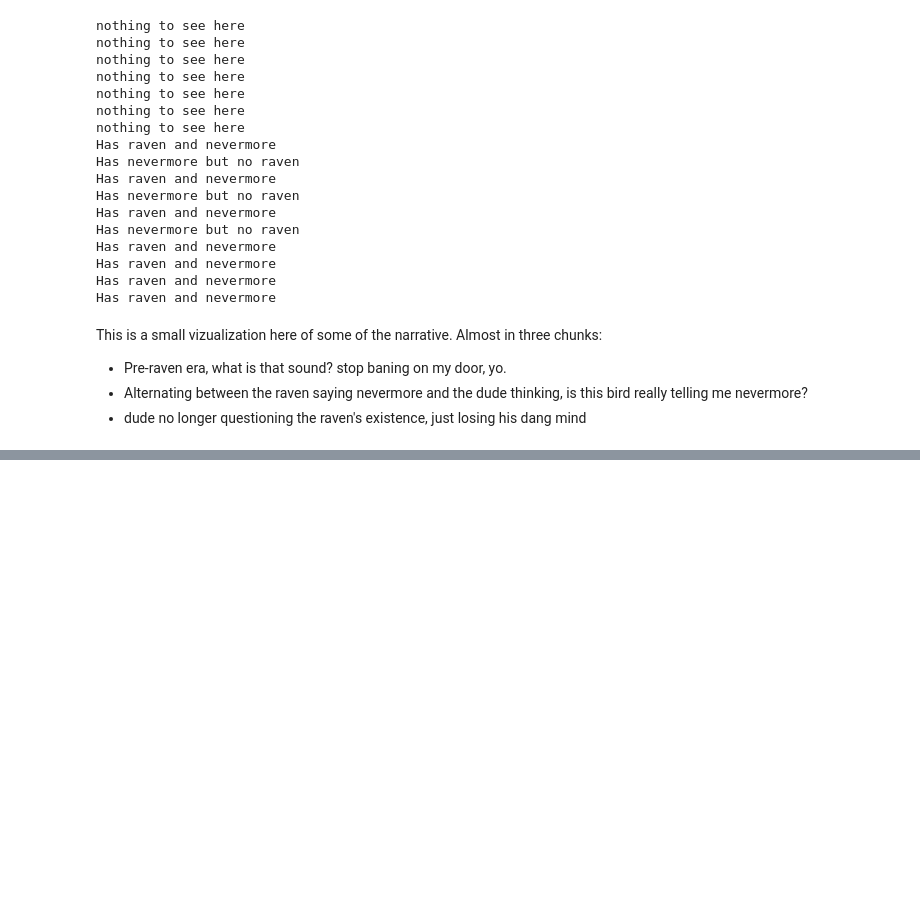
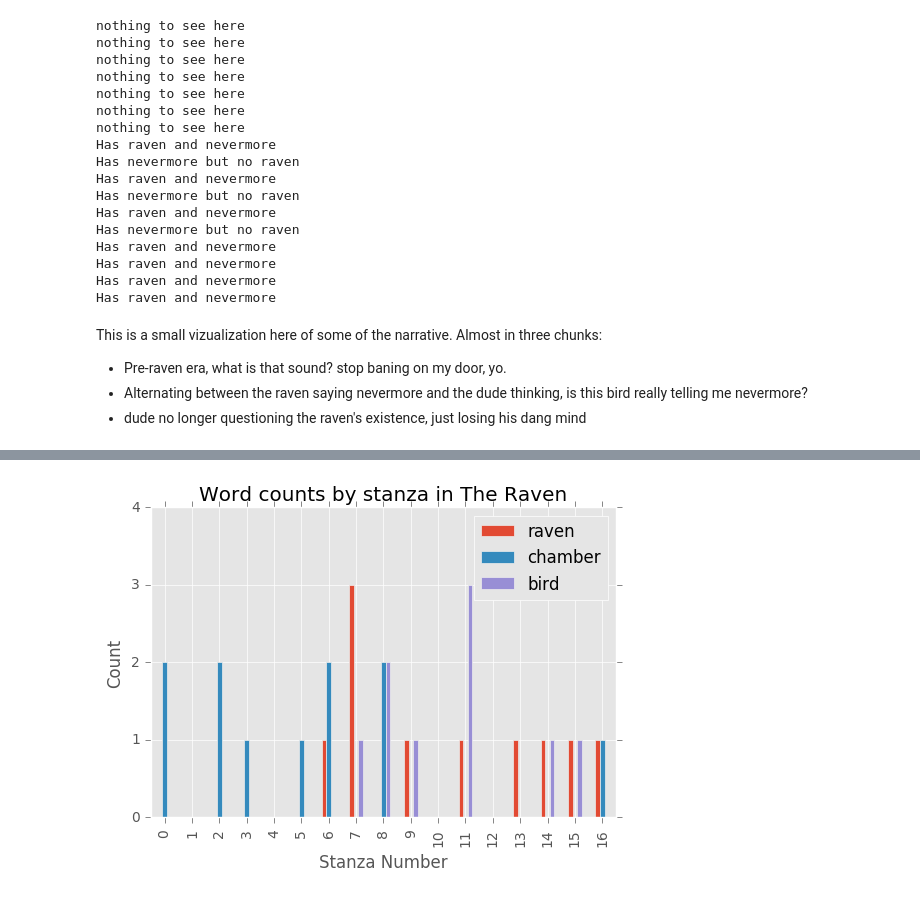
Before and after one commit to elliewix/LIS452-Spring2017Lectures, a Jupyter notebook: Week-09.ipynb, the cells around one changed output, grey strips where cells are left out. Cells and saved outputs as stored; diff of their text form; code cells hidden in the pictures; blank space fills up the shorter version.

```diff
--- a/Week-09.ipynb
+++ b/Week-09.ipynb
@@ -382,0 +431,6 @@ This is a small vizualization here of some of the narrative.  Almost in three ch
+# %%
+import pandas as pd
+from ggplot import *
+%matplotlib inline
+import matplotlib
+matplotlib.style.use('ggplot')
@@ -382,0 +441,7 @@ This is a small vizualization here of some of the narrative.  Almost in three ch
+# %%
+ravendf = pd.DataFrame({'raven': raven_data,
+                        'bird': bird_refs_data,
+                        'nevermore': nevermore_data,
+                        'lenore': lenore_data,
+                        'chamber': chamber_data})
+ravendf
@@ -382,0 +467,7 @@ This is a small vizualization here of some of the narrative.  Almost in three ch
+# %%
+plt = ravendf[['raven', 'chamber', 'bird']].plot.bar(title = "Word counts by stanza in The Raven")
+_ = plt.set_xlabel("Stanza Number")
+_ = plt.set_ylabel("Count")
+_ = plt.set_yticks([0, 1, 2, 3, 4])
+# %% [output]
+[figure, added]
```
Also changed, not shown: parts of 6 cells of this notebook, 1 other file.
